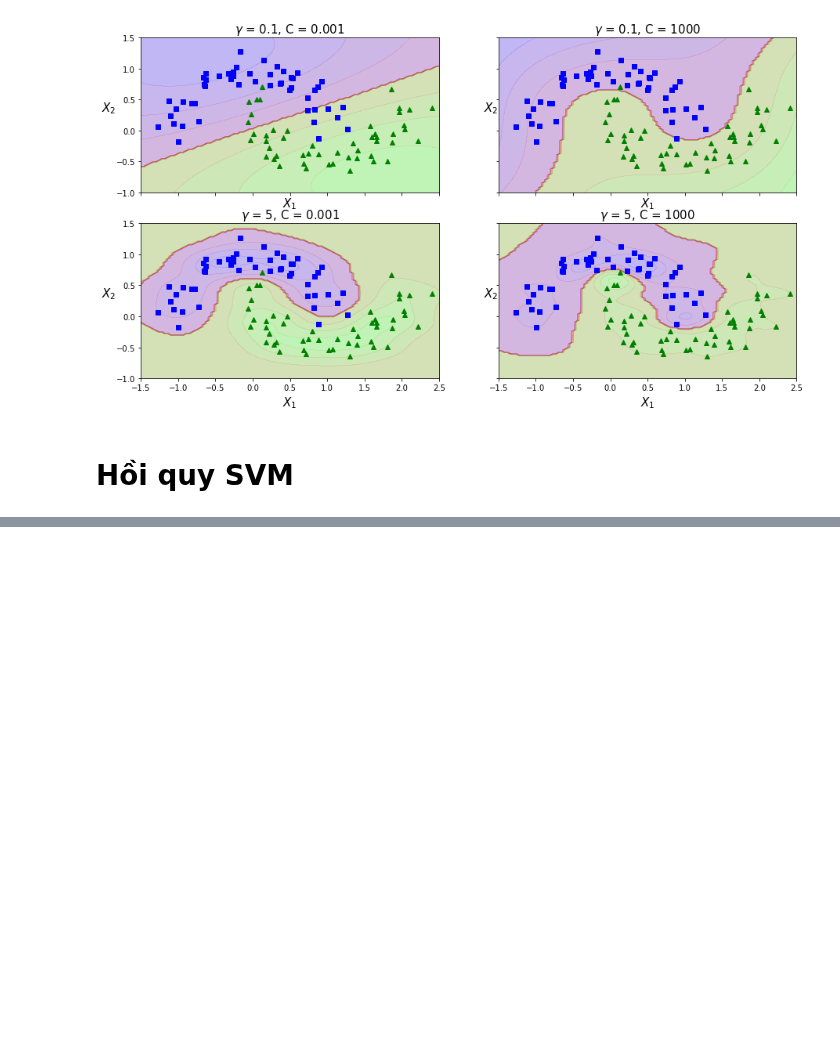
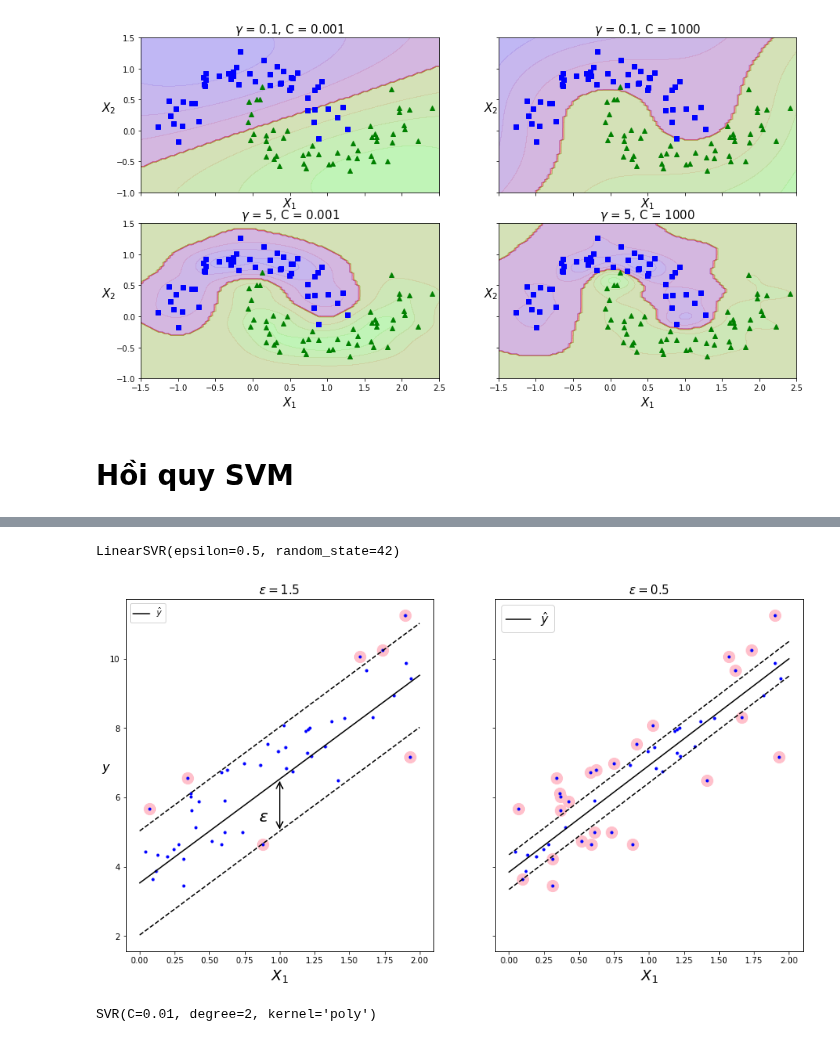
Before and after one commit to hoangquy18/Machine-Learning, a Jupyter notebook: Machine Learning/Support Vector Machine/SVM.ipynb, the cells around one changed output, grey strips where cells are left out. Cells and saved outputs as stored; diff of their text form; code cells hidden in the pictures; blank space fills up the shorter version.

Commit message:
plot linear SVM

```diff
--- a/Machine Learning/Support Vector Machine/SVM.ipynb
+++ b/Machine Learning/Support Vector Machine/SVM.ipynb
@@ -391,9 +371,6 @@ m = 50
 X = 2 * np.random.rand(m, 1)
 y = (4 + 3 * X + np.random.randn(m, 1)).ravel()
 # %%
-svr_clf = Pipeline([
-    ("scale",StandardScaler()),
-    ("svr",LinearSVR(epsilon=1.5))
-])
-svr_clf.fit(X,y)
+svm_reg1 = LinearSVR(epsilon=1.5,random_state=42)
+svm_reg1.fit(X,y)
 # %% [output]
@@ -407,0 +378,42 @@ plt.plot(X,y,'b.',linewidth = 3)
+# %%
+svm_reg2 = LinearSVR(epsilon=0.5,random_state=42)
+svm_reg2.fit(X,y)
+# %% [output]
+LinearSVR(epsilon=0.5, random_state=42)
+# %%
+def find_support_vector(svm,X,y):
+    y_pred = svm.predict(X)
+    margin = (abs(y - y_pred) > svm.epsilon)
+    return np.argwhere(margin)
+# %%
+def plot_svm_regression(svm,X,y,axes):
+    x1s = np.linspace(axes[0],axes[1],100).reshape(-1,1)
+    y1s = svm.predict(x1s)
+    plt.plot(x1s,y1s,'k-',label = r"$\hat{y}$")
+    plt.legend(loc="upper left", fontsize=15)
+    plt.plot(x1s,y1s + svm.epsilon,'k--')
+    plt.plot(x1s,y1s - svm.epsilon,'k--')
+    plt.scatter(X[find_support_vector(svm,X,y)],y[find_support_vector(svm,X,y)],facecolors = "#ffc0cb",s = 200)
+    plt.xlabel("$X_1$",fontsize = 18)
+# %%
+fig,axes = plt.subplots(nrows = 1,ncols= 2,sharey= True, figsize = (15,8))
+plt.sca(axes[0])
+plt.plot(X,y,'b.',linewidth = 3)
+plot_svm_regression(svm_reg1,X,y,[0,2,3,12])
+plt.title("$\epsilon = {}$".format(svm_reg1.epsilon),fontsize = 15)
+plt.annotate(
+    "",
+    xy = [1,svm_reg1.predict([[1]])],
+    xytext = [1,svm_reg1.predict([[1]]) - svm_reg1.epsilon],
+    fontsize = 20,
+    arrowprops={'arrowstyle': '<->', 'linewidth': 1.5}
+)
+plt.text(0.85,5.3,"$\epsilon$",fontsize = 20)
+plt.legend(loc = "upper left")
+plt.ylabel("$y$",rotation = 0, fontsize = 15)
+plt.sca(axes[1])
+plt.title("$\epsilon = {}$".format(svm_reg2.epsilon),fontsize = 15)
+plt.plot(X,y,'b.',linewidth = 3)
+plot_svm_regression(svm_reg2,X,y,[0,2,3,12])
+# %% [output]
+[figure, added]
@@ -407,0 +425,8 @@ plt.plot(X,y,'b.',linewidth = 3)
+# %%
+from sklearn.svm import SVR
+svr1 = SVR(kernel = "poly",degree = 2, C = 100,epsilon=0.1)
+svr2 = SVR(kernel = "poly",degree = 2, C = 0.01,epsilon=0.1)
+svr1.fit(X,y)
+svr2.fit(X,y)
+# %% [output]
+SVR(C=0.01, degree=2, kernel='poly')
```
Also changed, not shown: parts of 6 cells of this notebook.
